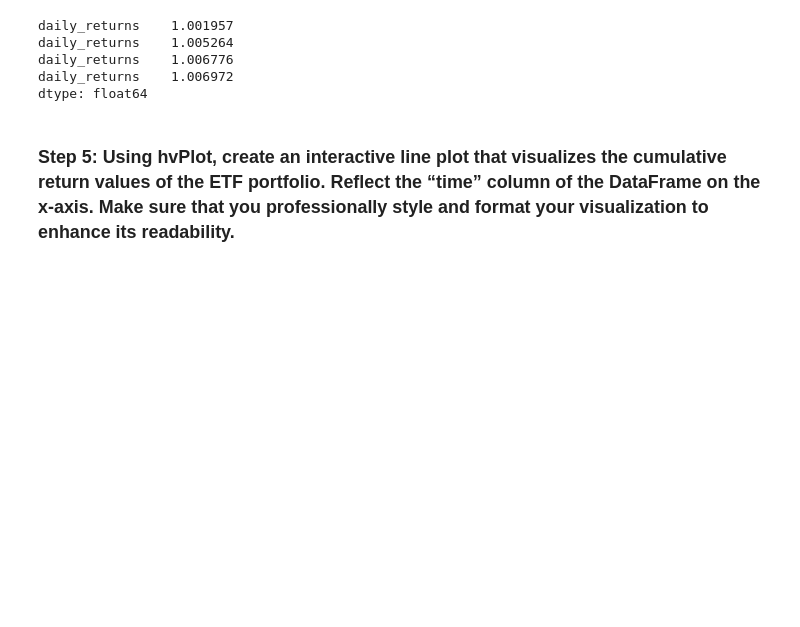
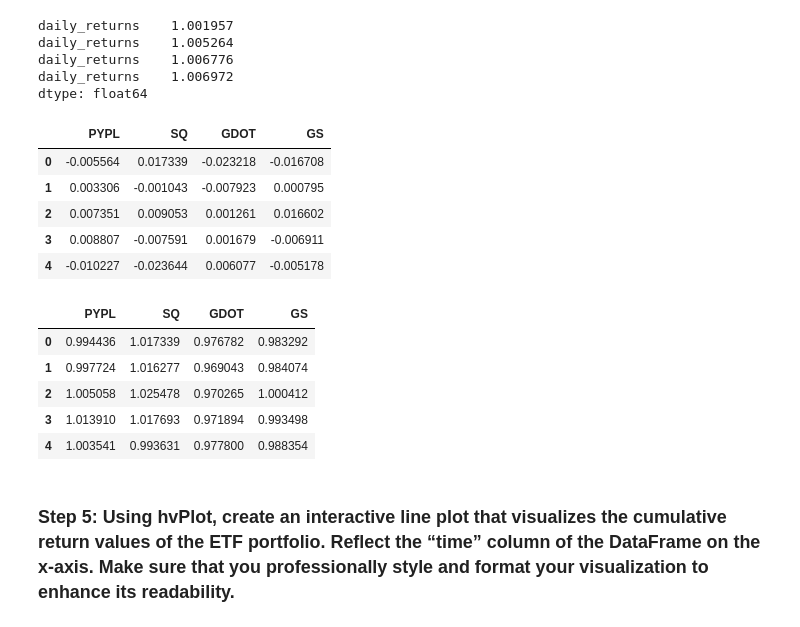
Before and after one commit to Rishi-Prasadha/RICE-FINTECH-07_Challenge, a Jupyter notebook: Starter_Code-4/etf_analyzer.ipynb, the cells around one changed output. Saved outputs shown, nothing was run; the diff lists cells and outputs as text; code cells hidden in the pictures; blank space fills up the shorter version.

```diff
--- a/Starter_Code-4/etf_analyzer.ipynb
+++ b/Starter_Code-4/etf_analyzer.ipynb
@@ -410,6 +415,30 @@ daily_returns    1.005264
 daily_returns    1.006776
 daily_returns    1.006972
 dtype: float64
+# %%
+# Create a new dataframe with daily returns for all 4 ETFs with appropriate headers
+etf_daily_returns2 = etf_portfolio['daily_returns']
+etf_daily_returns2.columns = ['PYPL', 'SQ', 'GDOT', 'GS']
+
+# Calculate cumulative returns of each ETF
+etf_cumulative_returns2 = (1+etf_daily_returns2).cumprod()
+
+# Display dataframe and cumulative returns
+display(etf_daily_returns2.head())
+display(etf_cumulative_returns2.head())
+# %% [output]
+|  | PYPL | SQ | GDOT | GS |
+| 0 | -0.005564 | 0.017339 | -0.023218 | -0.016708 |
+| 1 | 0.003306 | -0.001043 | -0.007923 | 0.000795 |
+| 2 | 0.007351 | 0.009053 | 0.001261 | 0.016602 |
+| 3 | 0.008807 | -0.007591 | 0.001679 | -0.006911 |
+| 4 | -0.010227 | -0.023644 | 0.006077 | -0.005178 |
+|  | PYPL | SQ | GDOT | GS |
+| 0 | 0.994436 | 1.017339 | 0.976782 | 0.983292 |
+| 1 | 0.997724 | 1.016277 | 0.969043 | 0.984074 |
+| 2 | 1.005058 | 1.025478 | 0.970265 | 1.000412 |
+| 3 | 1.013910 | 1.017693 | 0.971894 | 0.993498 |
+| 4 | 1.003541 | 0.993631 | 0.977800 | 0.988354 |
 # %% [markdown]
 ### Step 5: Using hvPlot, create an interactive line plot that visualizes the cumulative return values of the ETF portfolio. Reflect the “time” column of the DataFrame on the x-axis. Make sure that you professionally style and format your visualization to enhance its readability.
 # %%
```
Also changed, not shown: parts of 4 cells of this notebook, 1 other file.
